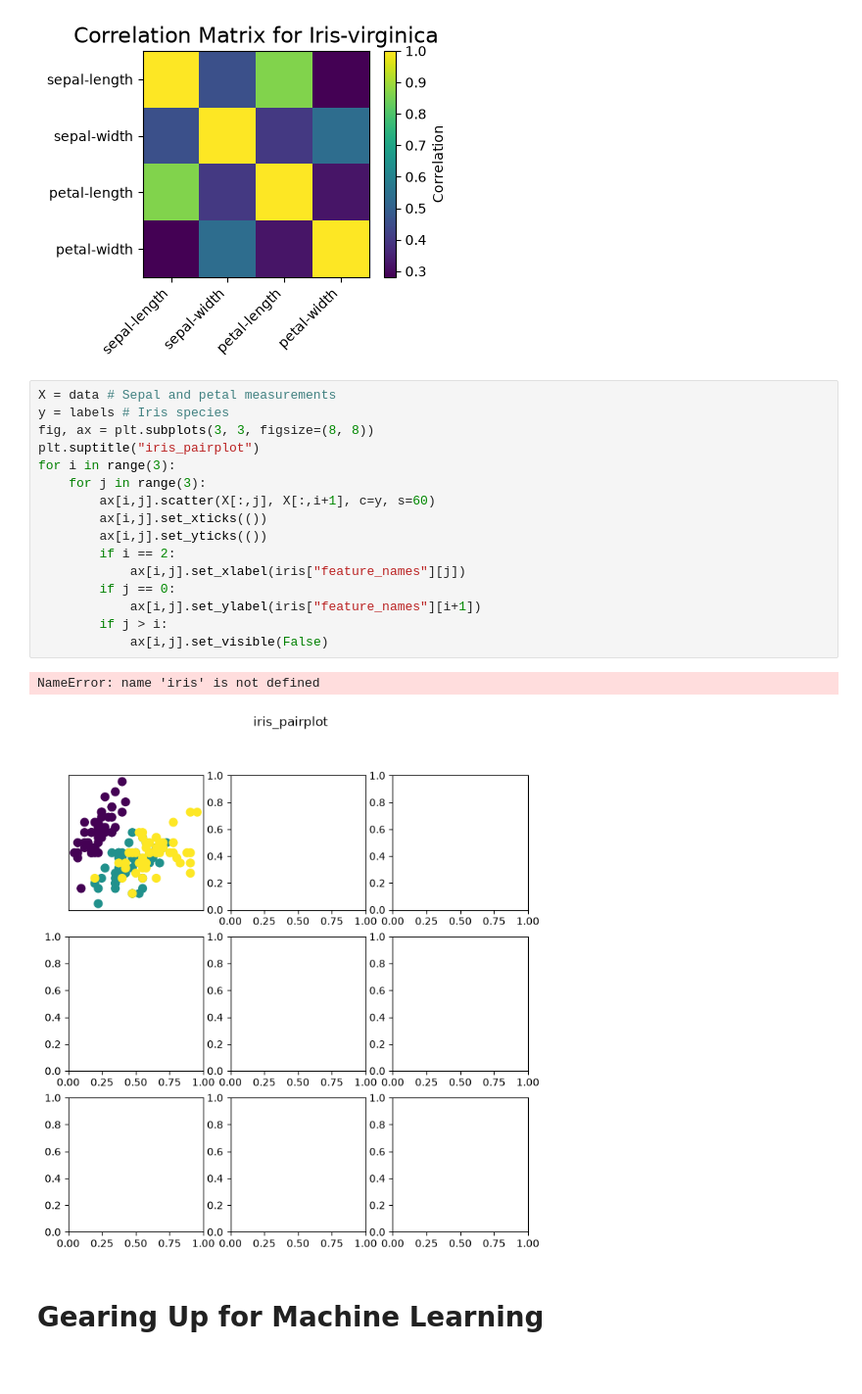
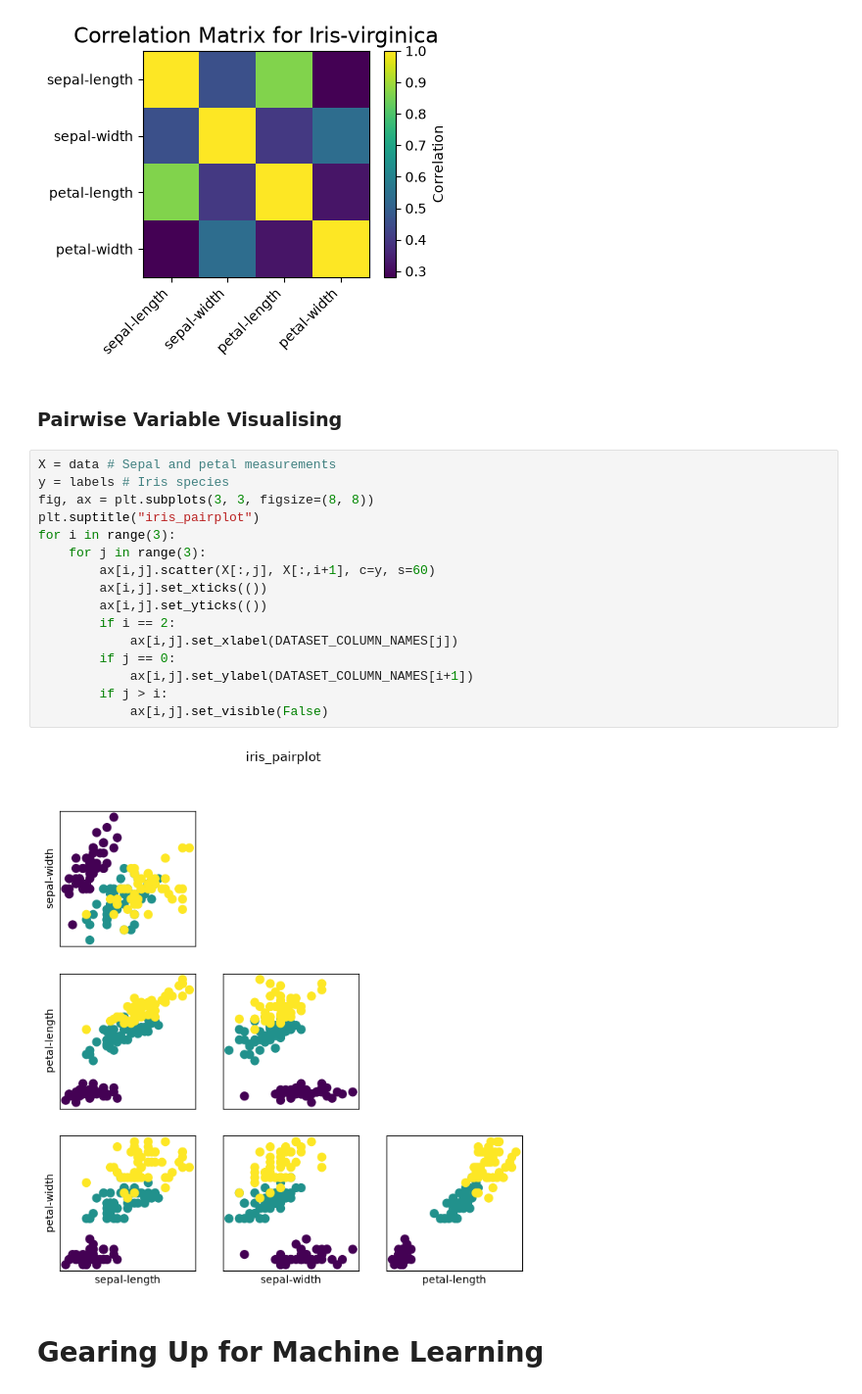
Before and after one commit to benandrews-dev/CD704-ML, a Jupyter notebook: sklearn_toy_datasets/iris/iris.ipynb, the cells around one changed output. Shown at 98% size. Cells and saved outputs as stored; diff of their text form.

```diff
--- a/iris/iris.ipynb
+++ b/sklearn_toy_datasets/iris/iris.ipynb
@@ -212,25 +214,26 @@ for species in species_grouped_dataset.groups.keys():
 [figure]
 [figure]
 [figure]
+# %% [markdown]
+### Pairwise Variable Visualising
 # %%
 X = data # Sepal and petal measurements
 y = labels # Iris species
 fig, ax = plt.subplots(3, 3, figsize=(8, 8))
 plt.suptitle("iris_pairplot")
 for i in range(3):
     for j in range(3):
         ax[i,j].scatter(X[:,j], X[:,i+1], c=y, s=60)
         ax[i,j].set_xticks(())
         ax[i,j].set_yticks(())
         if i == 2:
-            ax[i,j].set_xlabel(iris["feature_names"][j])
+            ax[i,j].set_xlabel(DATASET_COLUMN_NAMES[j])
         if j == 0:
-            ax[i,j].set_ylabel(iris["feature_names"][i+1])
+            ax[i,j].set_ylabel(DATASET_COLUMN_NAMES[i+1])
         if j > i:
             ax[i,j].set_visible(False)
 # %% [output]
-NameError: name 'iris' is not defined
-[figure, old version]
+[figure, new version]
 # %% [markdown]
 # Gearing Up for Machine Learning
 # %%
```
Also changed, not shown: parts of 7 cells of this notebook.
